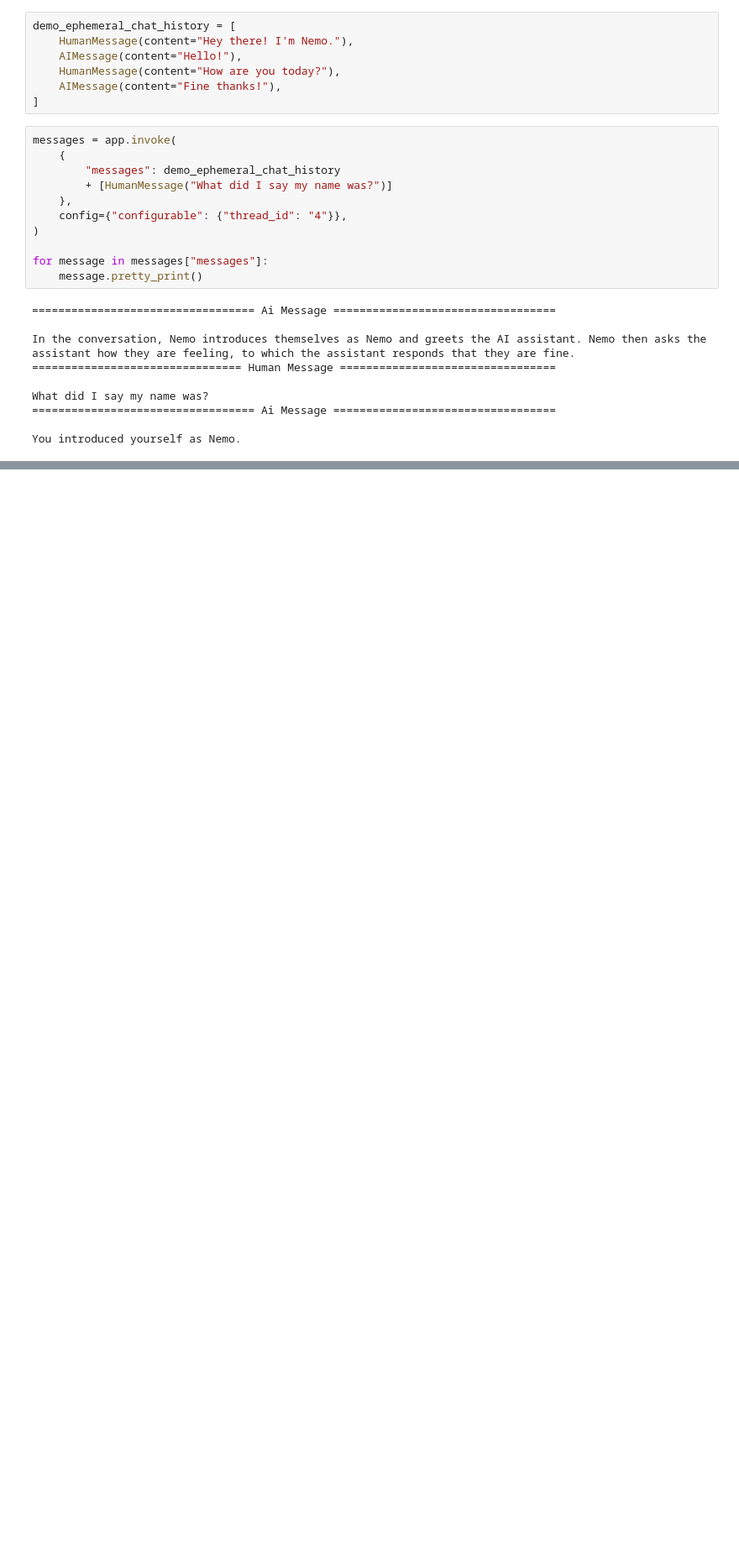
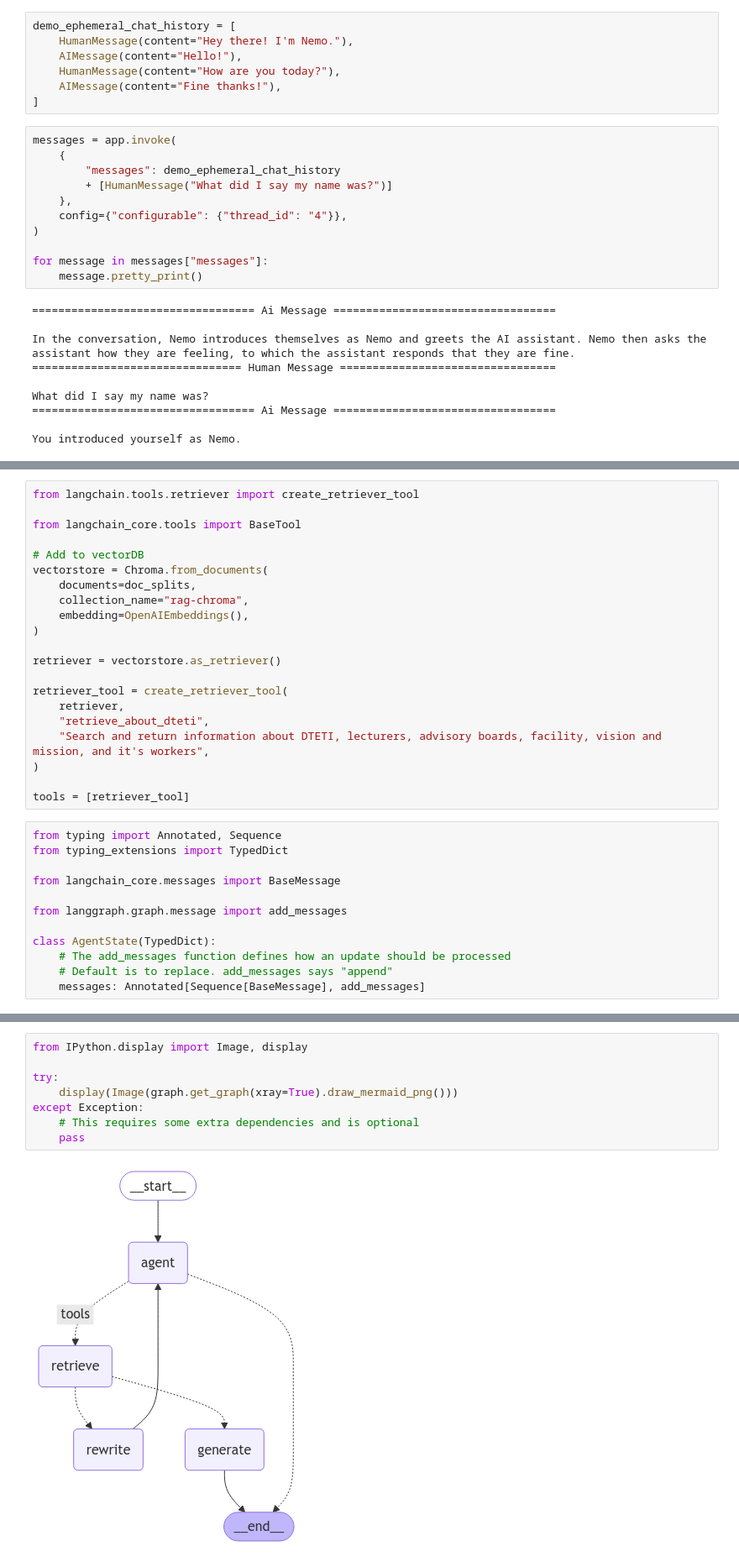
Before and after one commit to yzdnaufan/llm-module-rosnav, a Jupyter notebook: test.ipynb, the cells around one changed output, grey strips where cells are left out. Shown: that part at 84% size. Drawn from its saved outputs; the diff is of its cells as text; blank space fills up the shorter version.

```diff
--- a/test.ipynb
+++ b/test.ipynb
@@ -278,0 +496,33 @@ You introduced yourself as Nemo.
+# %%
+from langchain.tools.retriever import create_retriever_tool
+
+from langchain_core.tools import BaseTool
+
+# Add to vectorDB
+vectorstore = Chroma.from_documents(
+    documents=doc_splits,
+    collection_name="rag-chroma",
+    embedding=OpenAIEmbeddings(),
+)
+
+retriever = vectorstore.as_retriever()
+
+retriever_tool = create_retriever_tool(
+    retriever,
+    "retrieve_about_dteti",
+    "Search and return information about DTETI, lecturers, advisory boards, facility, vision and mission, and it's workers",
+)
+
+tools = [retriever_tool]
+# %%
+from typing import Annotated, Sequence
+from typing_extensions import TypedDict
+
+from langchain_core.messages import BaseMessage
+
+from langgraph.graph.message import add_messages
+
+class AgentState(TypedDict):
+    # The add_messages function defines how an update should be processed
+    # Default is to replace. add_messages says "append"
+    messages: Annotated[Sequence[BaseMessage], add_messages]
@@ -278,0 +804,10 @@ You introduced yourself as Nemo.
+# %%
+from IPython.display import Image, display
+
+try:
+    display(Image(graph.get_graph(xray=True).draw_mermaid_png()))
+except Exception:
+    # This requires some extra dependencies and is optional
+    pass
+# %% [output]
+[figure, added]
```
Also changed, not shown: parts of 43 cells of this notebook, 22 other files.
